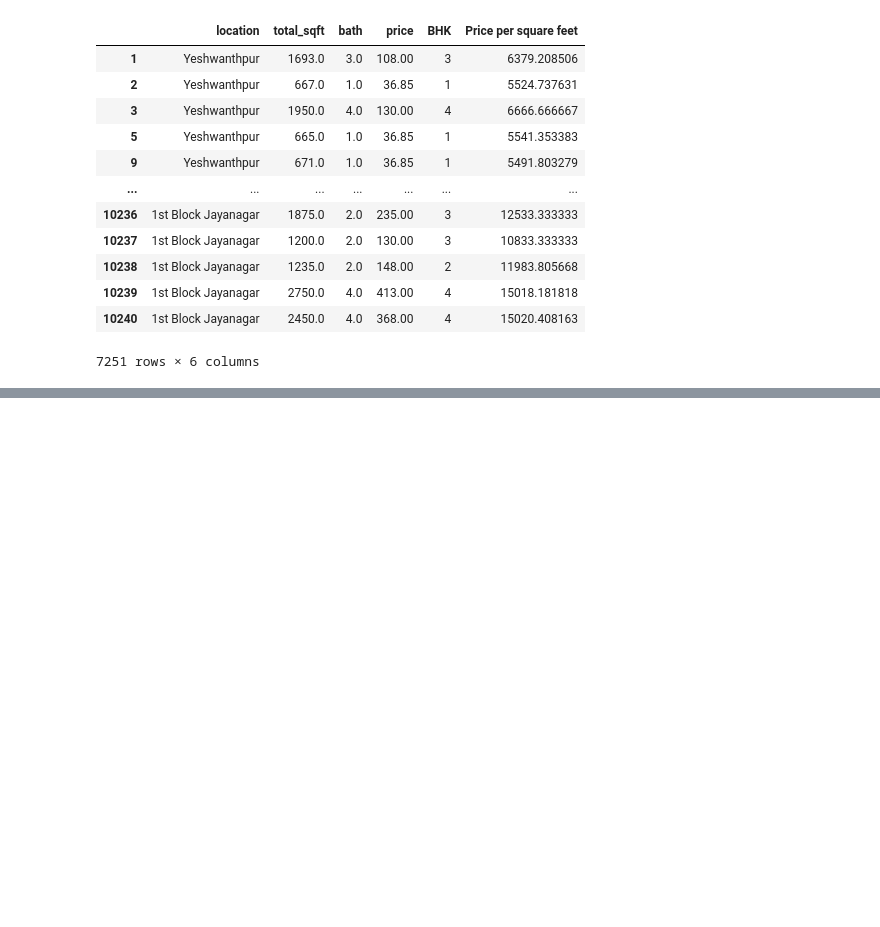
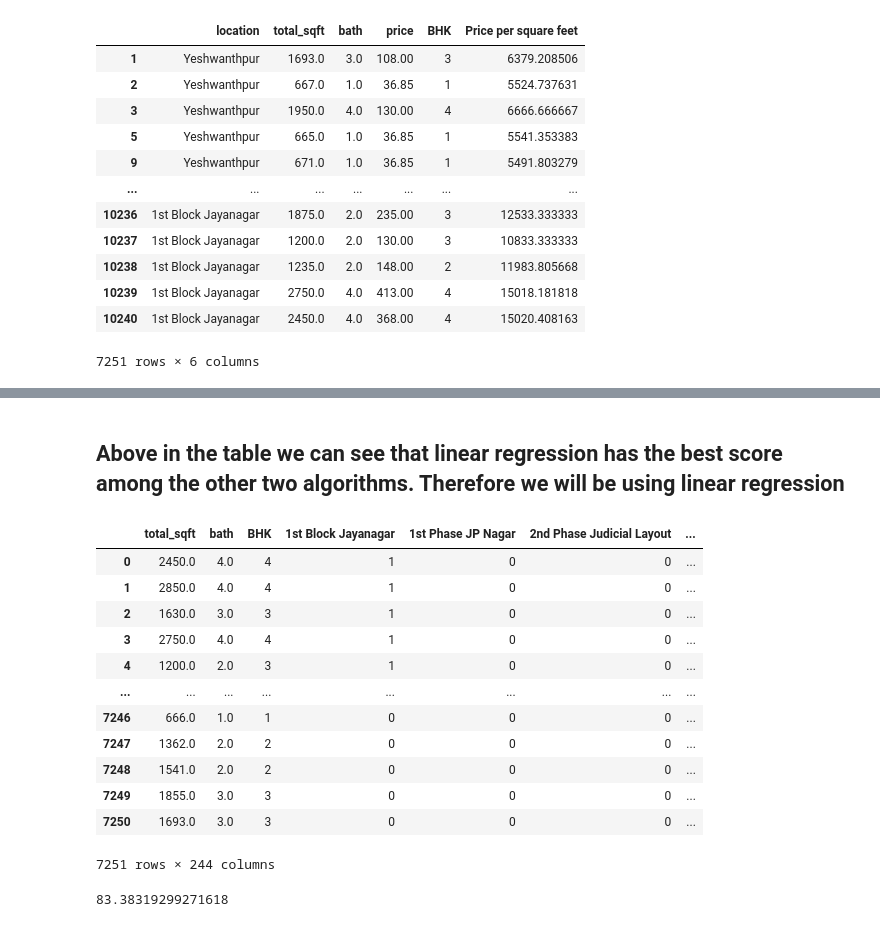
Before and after one commit to asheshh-lal/predict-price, a Jupyter notebook: Price-Prediction.ipynb, the cells around one changed output, grey strips where cells are left out. Drawn from its saved outputs; the diff is of its cells as text; code cells hidden in the pictures; blank space fills up the shorter version.

Commit message:
Model Prediction and building

```diff
--- a/Price-Prediction.ipynb
+++ b/Price-Prediction.ipynb
@@ -533,0 +717,18 @@ df7
+# %% [markdown]
+## Above in the table we can see that linear regression has the best score among the other two algorithms. Therefore we will be using linear regression
+# %%
+X
+# %% [output]
+|  | total_sqft | bath | BHK | 1st Block Jayanagar | 1st Phase JP Nagar | 2nd Phase Judicial Layout | ... |
+| 0 | 2450.0 | 4.0 | 4 | 1 | 0 | 0 | ... |
+| 1 | 2850.0 | 4.0 | 4 | 1 | 0 | 0 | ... |
+| 2 | 1630.0 | 3.0 | 3 | 1 | 0 | 0 | ... |
+| 3 | 2750.0 | 4.0 | 4 | 1 | 0 | 0 | ... |
+| 4 | 1200.0 | 2.0 | 3 | 1 | 0 | 0 | ... |
+| ... | ... | ... | ... | ... | ... | ... | ... |
+| 7246 | 666.0 | 1.0 | 1 | 0 | 0 | 0 | ... |
+| 7247 | 1362.0 | 2.0 | 2 | 0 | 0 | 0 | ... |
+| 7248 | 1541.0 | 2.0 | 2 | 0 | 0 | 0 | ... |
+| 7249 | 1855.0 | 3.0 | 3 | 0 | 0 | 0 | ... |
+| 7250 | 1693.0 | 3.0 | 3 | 0 | 0 | 0 | ... |
+7251 rows × 244 columns
@@ -533,0 +747,4 @@ df7
+# %%
+predict_price('1st Phase JP Nagar',1000, 2, 2)
+# %% [output]
+83.38319299271618
```
Also changed, not shown: parts of 23 cells of this notebook.
